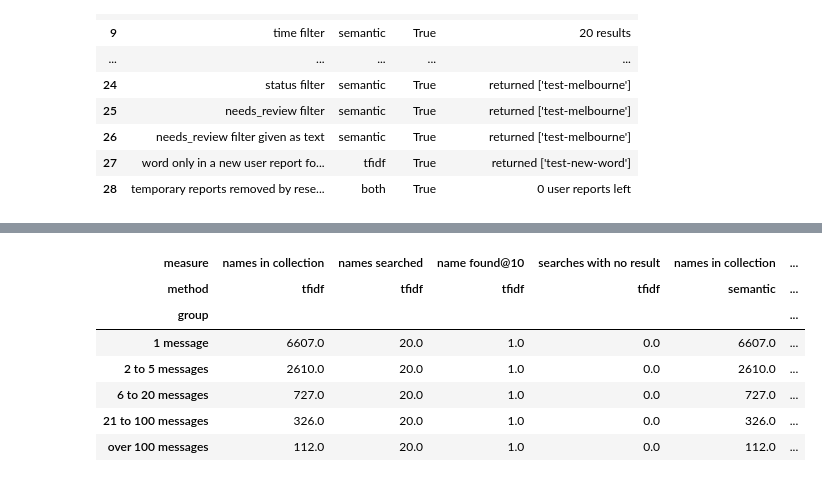
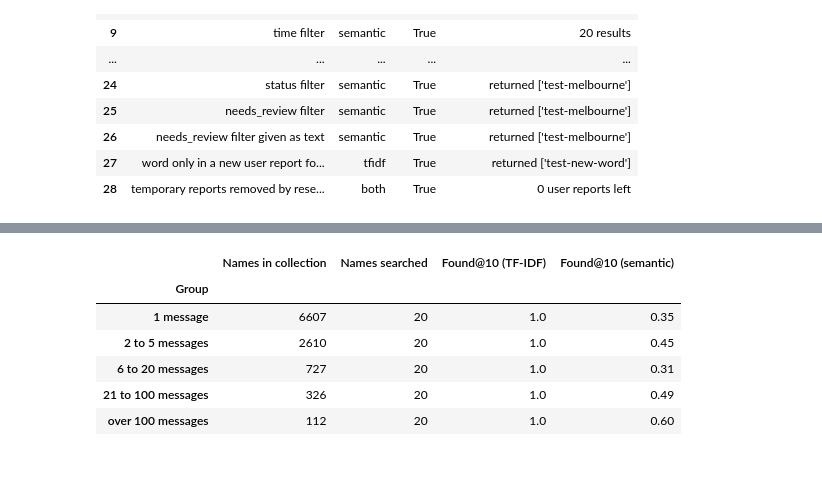
Before and after one commit to Rainbow6174/36118-ANLP-AT2, a Jupyter notebook: notebooks/member5/retrieval_experiments.ipynb, the cells around one changed output, grey strips where cells are left out. Saved outputs shown, nothing was run; the diff lists cells and outputs as text; code cells hidden in the pictures.

Commit message:
Finalise retrieval and search: merge setup into build_index.py, TF-IDF search(), tidy notebook, README and report section

```diff
--- a/notebooks/member5/retrieval_experiments.ipynb
+++ b/notebooks/member5/retrieval_experiments.ipynb
@@ -859,18 +866,7 @@ else:
     save_rows(RESULTS / "method_comparison.csv", final_rows, key="experiment")
 
     print(f"Judgements reused from original queries: {reused_count}")
-    no_relevant = by_query.loc[by_query["pool_relevant"] == 0, "query_id"].unique()
-    print(f"Queries left out of pooled recall (no relevant message in the pool): {list(no_relevant) or 'none'}")
-
-    def wide(frame: pd.DataFrame) -> pd.DataFrame:
-        return frame.pivot_table(index="subgroup", columns="method", values=metric_columns).round(3)
-
-    # The breakdowns by origin, type and category are saved and shown in Section 6.
-    for group in ["retrieval", "search"]:
-        print(f"\n{group}")
-        display(wide(metrics[metrics["group"] == group]))
-
-    print("\nPrecision@5, query by query (retrieval queries)")
-    display(counts.to_frame("queries"))
+    for query_id in by_query.loc[by_query["pool_relevant"] == 0, "query_id"].unique():
+        print(f"{query_id} is left out of pooled recall, as none of its judged results is relevant.")
 # %% [output]
 Judgements reused from original queries: 36
@@ -1120,6 +1542,7 @@ def experiment_rank(method: str, threshold):
         return rank_scores(scores, k, exp_records, exp_matrix, duplicate_threshold=threshold)
     return rank
 
+duplicate_rows = [row for row in duplicate_rows if not row["part"].startswith("suppression")]  # safe to rerun
 for method in ["tfidf", "semantic"]:
     for label, threshold in [("grouping off", None), ("grouping on", DUPLICATE_THRESHOLD)]:
         for measure, value in suppression(copies, experiment_rank(method, threshold)).items():
@@ -1131,7 +1554,14 @@ save_rows(
     duplicate_evaluation.rename(columns={"measure": "check"}).assign(passed="", details=""),
     key="part",
 )
-duplicate_evaluation[duplicate_evaluation["part"].str.startswith("suppression")].pivot_table(
-    index=["measure"], columns=["method", "part"], values="value"
-).round(2)
+suppression_table = duplicate_evaluation[duplicate_evaluation["part"].str.startswith("suppression")].pivot_table(
+    index=["method", "part"], columns="measure", values="value", sort=False
+)
+pd.DataFrame({
+    "Distinct messages in top 10": suppression_table["mean distinct messages in top 10 (up to 10)"],
+    "Repeated copies in top 10": suppression_table["mean repeated family members in top 10"],
+    "Queries with a repeat (%)": suppression_table["queries with any repeat (%)"],
+}).rename(
+    index={"tfidf": "TF-IDF", "semantic": "Semantic", "suppression, grouping off": "Off", "suppression, grouping on": "On"}
+).rename_axis(["Method", "Grouping"]).map("{:g}".format)
 # %% [output]
@@ -1273,6 +1696,14 @@ No relevance judgement is needed, as whether a message contains the name is chec
 # %%
 import re
 from collections import Counter
+
+import numpy as np
+from transformers.utils import logging as transformers_logging
+
+from models.retrieval import retrieval
+from models.retrieval.evaluate import save_rows
+
+transformers_logging.disable_progress_bar()
 
 retrieval.reset_index()
 retrieval.warm_up("semantic")
@@ -1294,39 +1725,44 @@ for text in records["text_display"]:
             continue
         word = match.group()
         uses[word.lower()] += 1
         title_case[word.lower()] += word.istitle()
 names = sorted(word for word in uses if title_case[word] / uses[word] >= 0.9)
 
 BANDS = [("1 message", 1, 1), ("2 to 5 messages", 2, 5), ("6 to 20 messages", 6, 20),
          ("21 to 100 messages", 21, 100), ("over 100 messages", 101, None)]
 rng = np.random.default_rng(SEED)
 name_rows = []
 for band, low, high in BANDS:
     pool = [w for w in names if messages_with[w] >= low and (high is None or messages_with[w] <= high)]
     name_sample = rng.choice(pool, size=min(20, len(pool)), replace=False)
     for method in ["tfidf", "semantic"]:
         found, empty = [], 0
         for name in name_sample:
             results = retrieval.search(name, k=10, method=method)
             shown = dict.fromkeys(i for r in results for i in [r["id"], *r["duplicate_ids"]])
             possible = min(10, messages_with[name])
             found.append(min(sum(name in words_by_id[i] for i in shown), possible) / possible)
             empty += not results
         name_rows += [
             {"experiment": "name_search", "group": band, "subgroup": "all", "method": method, "measure": measure, "value": value}
             for measure, value in [("names in collection", len(pool)), ("names searched", len(name_sample)),
                                    ("name found@10", float(np.mean(found))), ("searches with no result", empty)]
         ]
 
 name_results = pd.DataFrame(name_rows)
 save_rows(RESULTS / "method_comparison.csv", name_results, key="experiment")
-name_results.pivot_table(index="group", columns=["measure", "method"], values="value", sort=False).round(2)
+name_table = name_results.pivot_table(index="group", columns=["measure", "method"], values="value", sort=False)
+pd.DataFrame({
+    "Names in collection": name_table[("names in collection", "tfidf")].astype(int),
+    "Names searched": name_table[("names searched", "tfidf")].astype(int),
+    "Found@10 (TF-IDF)": name_table[("name found@10", "tfidf")].round(2),
+    "Found@10 (semantic)": name_table[("name found@10", "semantic")].round(2),
+}).rename_axis("Group")
 # %% [output]
-| measure | names in collection | names searched | name found@10 | searches with no result | names in collection | ... |
-| method | tfidf | tfidf | tfidf | tfidf | semantic | ... |
-| group |  |  |  |  |  | ... |
-| 1 message | 6607.0 | 20.0 | 1.0 | 0.0 | 6607.0 | ... |
-| 2 to 5 messages | 2610.0 | 20.0 | 1.0 | 0.0 | 2610.0 | ... |
-| 6 to 20 messages | 727.0 | 20.0 | 1.0 | 0.0 | 727.0 | ... |
-| 21 to 100 messages | 326.0 | 20.0 | 1.0 | 0.0 | 326.0 | ... |
-| over 100 messages | 112.0 | 20.0 | 1.0 | 0.0 | 112.0 | ... |
+|  | Names in collection | Names searched | Found@10 (TF-IDF) | Found@10 (semantic) |
+| Group |  |  |  |  |
+| 1 message | 6607 | 20 | 1.0 | 0.35 |
+| 2 to 5 messages | 2610 | 20 | 1.0 | 0.45 |
+| 6 to 20 messages | 727 | 20 | 1.0 | 0.31 |
+| 21 to 100 messages | 326 | 20 | 1.0 | 0.49 |
+| over 100 messages | 112 | 20 | 1.0 | 0.60 |
```
Also changed, not shown: parts of 88 cells of this notebook, 11 other files.
